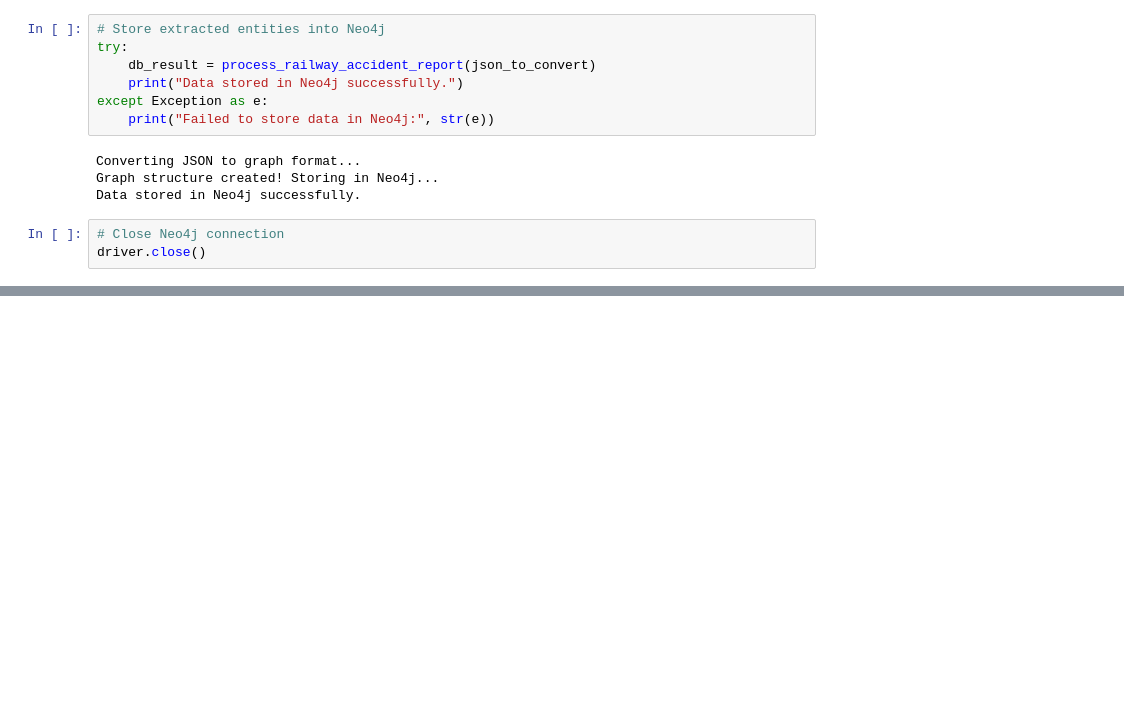
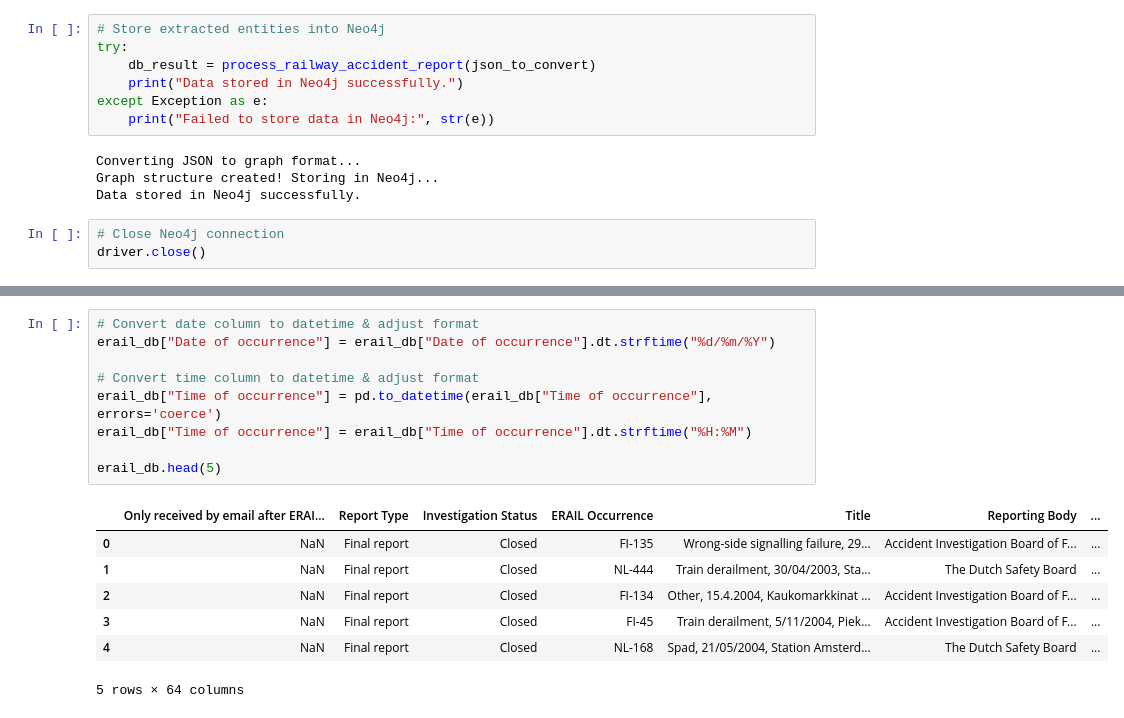
Before and after one commit to dragomiru/master-thesis, a Jupyter notebook: test_gpt_ireland.ipynb, the cells around one changed output, grey strips where cells are left out. Drawn from its saved outputs; the diff is of its cells as text; blank space fills up the shorter version.

```diff
--- a/test_gpt_ireland.ipynb
+++ b/test_gpt_ireland.ipynb
@@ -677,0 +688,17 @@ driver.close()
+# %%
+# Convert date column to datetime & adjust format
+erail_db["Date of occurrence"] = erail_db["Date of occurrence"].dt.strftime("%d/%m/%Y")
+
+# Convert time column to datetime & adjust format
+erail_db["Time of occurrence"] = pd.to_datetime(erail_db["Time of occurrence"], errors='coerce')
+erail_db["Time of occurrence"] = erail_db["Time of occurrence"].dt.strftime("%H:%M")
+
+erail_db.head(5)
+# %% [output]
+|  | Only received by email after ERAI... | Report Type | Investigation Status | ERAIL Occurrence | Title | Reporting Body | ... |
+| 0 | NaN | Final report | Closed | FI-135 | Wrong-side signalling failure, 29... | Accident Investigation Board of F... | ... |
+| 1 | NaN | Final report | Closed | NL-444 | Train derailment, 30/04/2003, Sta... | The Dutch Safety Board | ... |
+| 2 | NaN | Final report | Closed | FI-134 | Other, 15.4.2004, Kaukomarkkinat ... | Accident Investigation Board of F... | ... |
+| 3 | NaN | Final report | Closed | FI-45 | Train derailment, 5/11/2004, Piek... | Accident Investigation Board of F... | ... |
+| 4 | NaN | Final report | Closed | NL-168 | Spad, 21/05/2004, Station Amsterd... | The Dutch Safety Board | ... |
+5 rows × 64 columns
```
Also changed, not shown: parts of 20 cells of this notebook.
